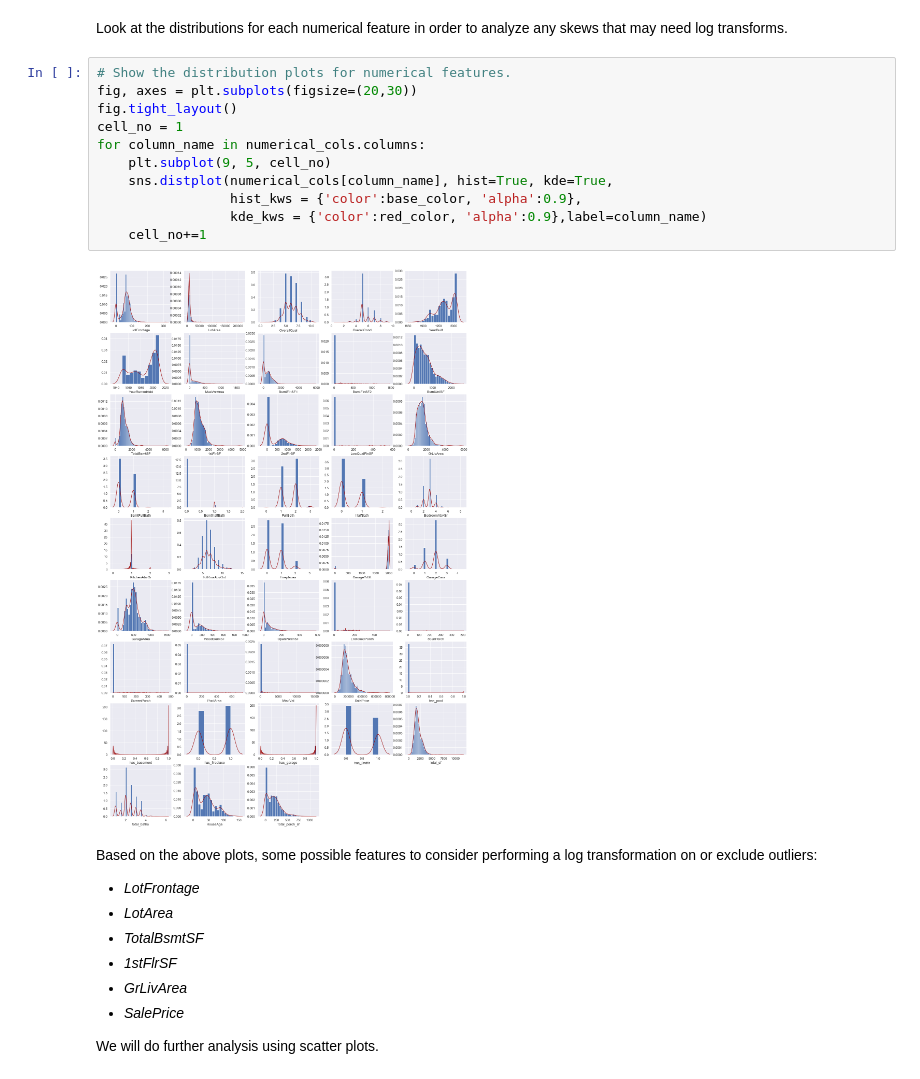
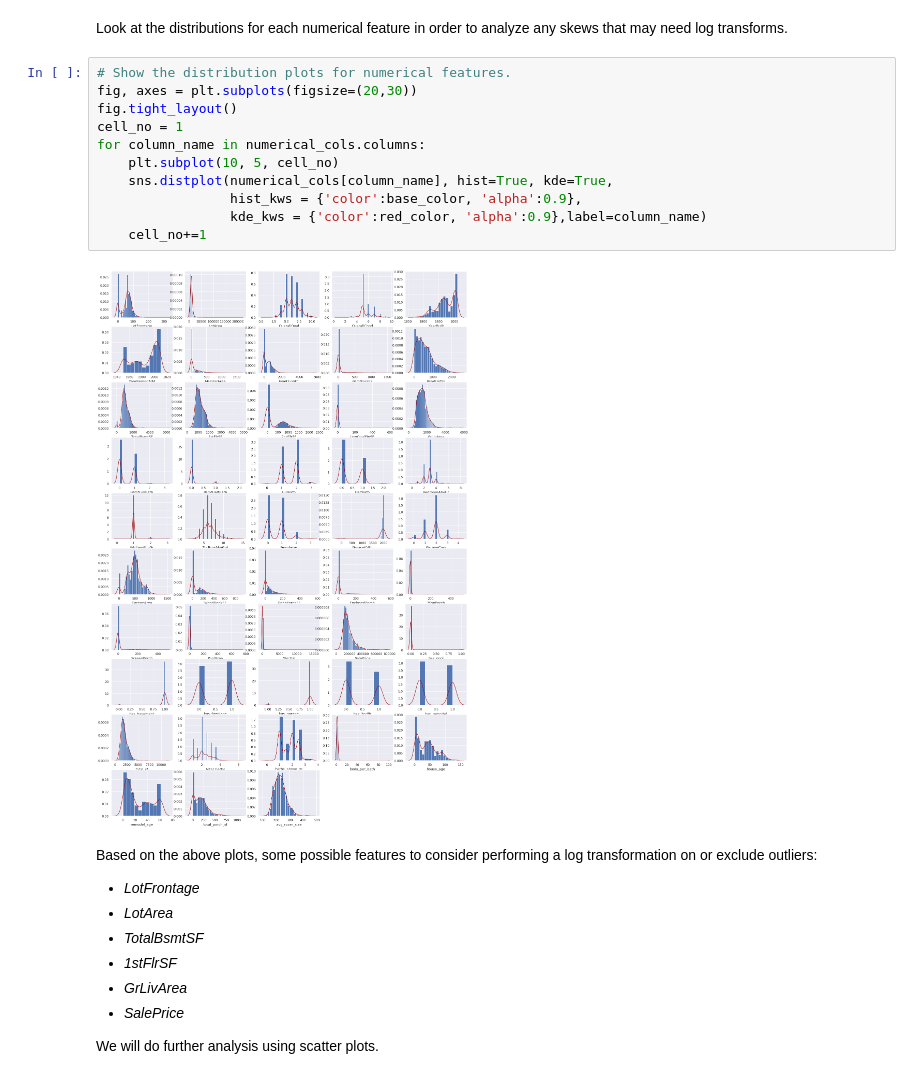
Before and after one commit to allison-godfrey/w207-final-group-project, a Jupyter notebook: W207_Predict_Property_Sale_Price.ipynb, the cells around one changed output. Saved outputs shown, nothing was run; the diff lists cells and outputs as text.

```diff
--- a/W207_Predict_Property_Sale_Price.ipynb
+++ b/W207_Predict_Property_Sale_Price.ipynb
@@ -533,16 +542,16 @@ Look at the distributions for each numerical feature in order to analyze any ske
 # %%
 # Show the distribution plots for numerical features.
 fig, axes = plt.subplots(figsize=(20,30))
 fig.tight_layout()
 cell_no = 1
 for column_name in numerical_cols.columns:
-    plt.subplot(9, 5, cell_no)
+    plt.subplot(10, 5, cell_no)
     sns.distplot(numerical_cols[column_name], hist=True, kde=True,
                  hist_kws = {'color':base_color, 'alpha':0.9},
                  kde_kws = {'color':red_color, 'alpha':0.9},label=column_name)
     cell_no+=1
 # %% [output]
-[figure, old version]
+[figure, new version]
 # %% [markdown]
 Based on the above plots, some possible features to consider performing a log transformation on or exclude outliers:
 - *LotFrontage*
```
Also changed, not shown: parts of 84 cells of this notebook, 1 other file.
